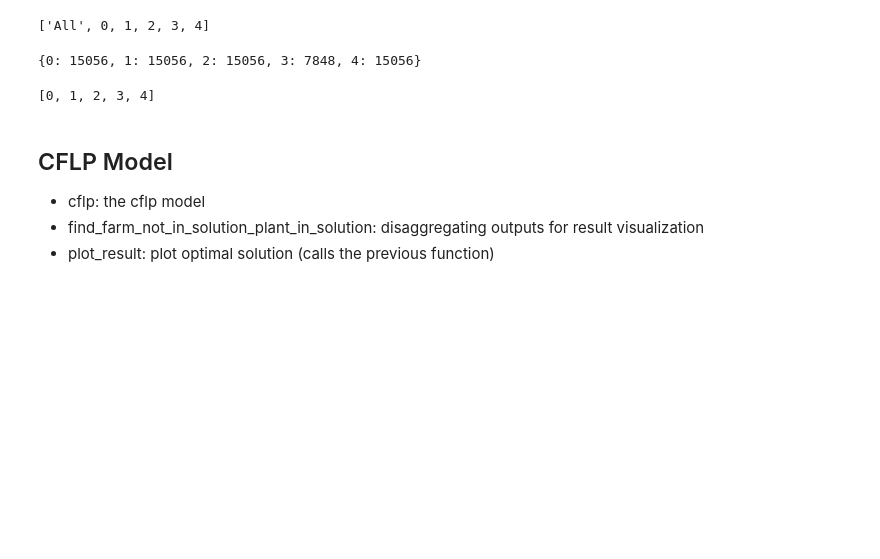
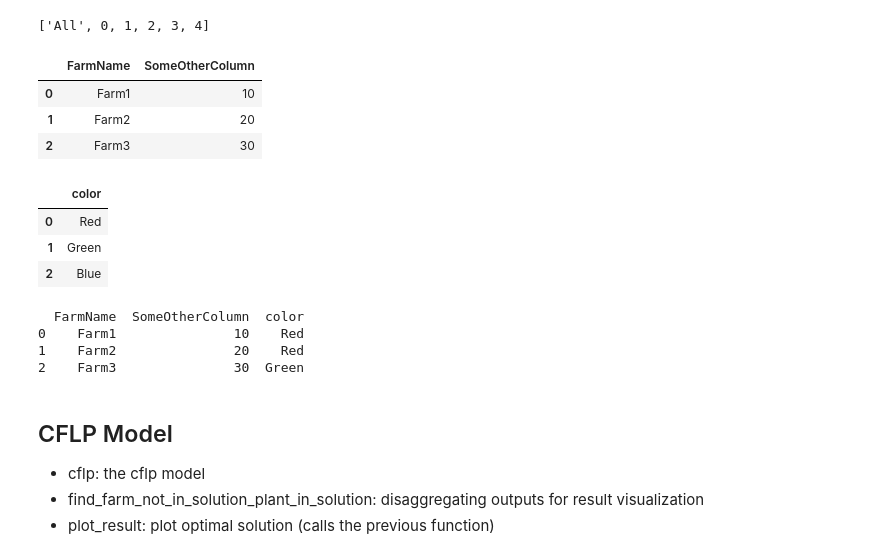
Before and after one commit to springonions-87/bioze_digital_mapping_tool, a Jupyter notebook: test_cflp_functions.ipynb, the cells around one changed output. Drawn from its saved outputs; the diff is of its cells as text; code cells hidden in the pictures; blank space fills up the shorter version.

```diff
--- a/test_cflp_functions.ipynb
+++ b/test_cflp_functions.ipynb
@@ -108,8 +106,24 @@ m, F = random_M_f(J)
-# %%
-m
-# %% [output]
-{0: 15056, 1: 15056, 2: 15056, 3: 7848, 4: 15056}
-# %%
-J
-# %% [output]
-[0, 1, 2, 3, 4]
+# %%
+
+# Mock data for farm_df_copy
+farm_df_copy_data = {'FarmName': ['Farm1', 'Farm2', 'Farm3'],
+                     'SomeOtherColumn': [10, 20, 30]}
+farm_df_copy = pd.DataFrame(farm_df_copy_data)
+# farm_df_copy.set_index('FarmName', inplace=True)
+farm_df_copy
+# %% [output]
+|  | FarmName | SomeOtherColumn |
+| 0 | Farm1 | 10 |
+| 1 | Farm2 | 20 |
+| 2 | Farm3 | 30 |
+# %%
+# Mock data for digester_df
+digester_df_data = {'color': ['Red', 'Green', 'Blue']}
+digester_df = pd.DataFrame(digester_df_data)
+# digester_df.index.name = 'Digester'
+digester_df
+# %% [output]
+|  | color |
+| 0 | Red |
+| 1 | Green |
+| 2 | Blue |
@@ -116,3 +133,12 @@ J
+# %%
+# Your corrected code
+farm_df_copy['color'] = farm_df_copy.index.map({index: digester_df['color'].iloc[key] for key, indices in assignment_decision.items() for index in indices})
+print(farm_df_copy)
+# %% [output]
+  FarmName  SomeOtherColumn  color
+0    Farm1               10    Red
+1    Farm2               20    Red
+2    Farm3               30  Green
 # %% [markdown]
 ## CFLP Model
 * cflp: the cflp model
```
Also changed, not shown: parts of 3 cells of this notebook, 4 other files.
